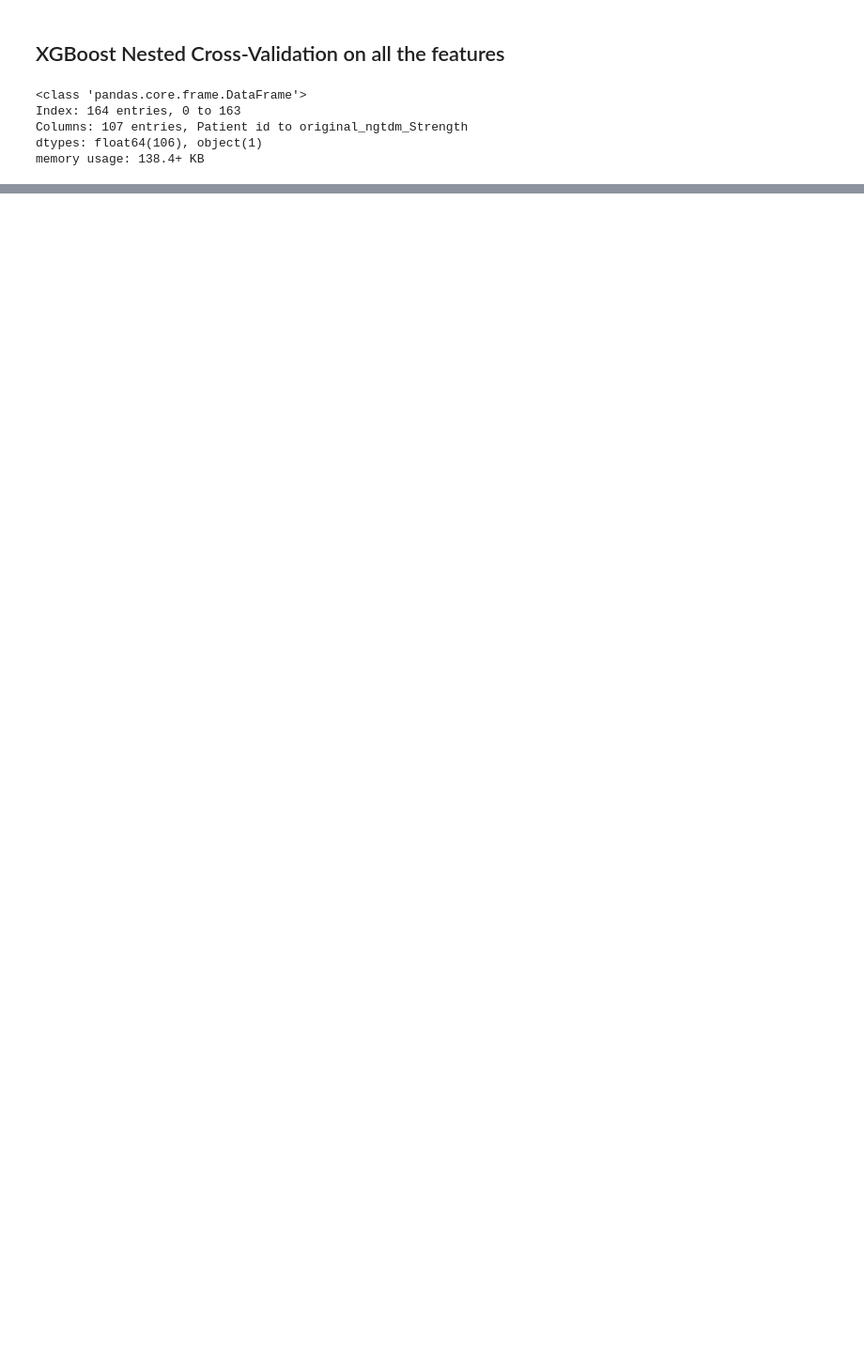
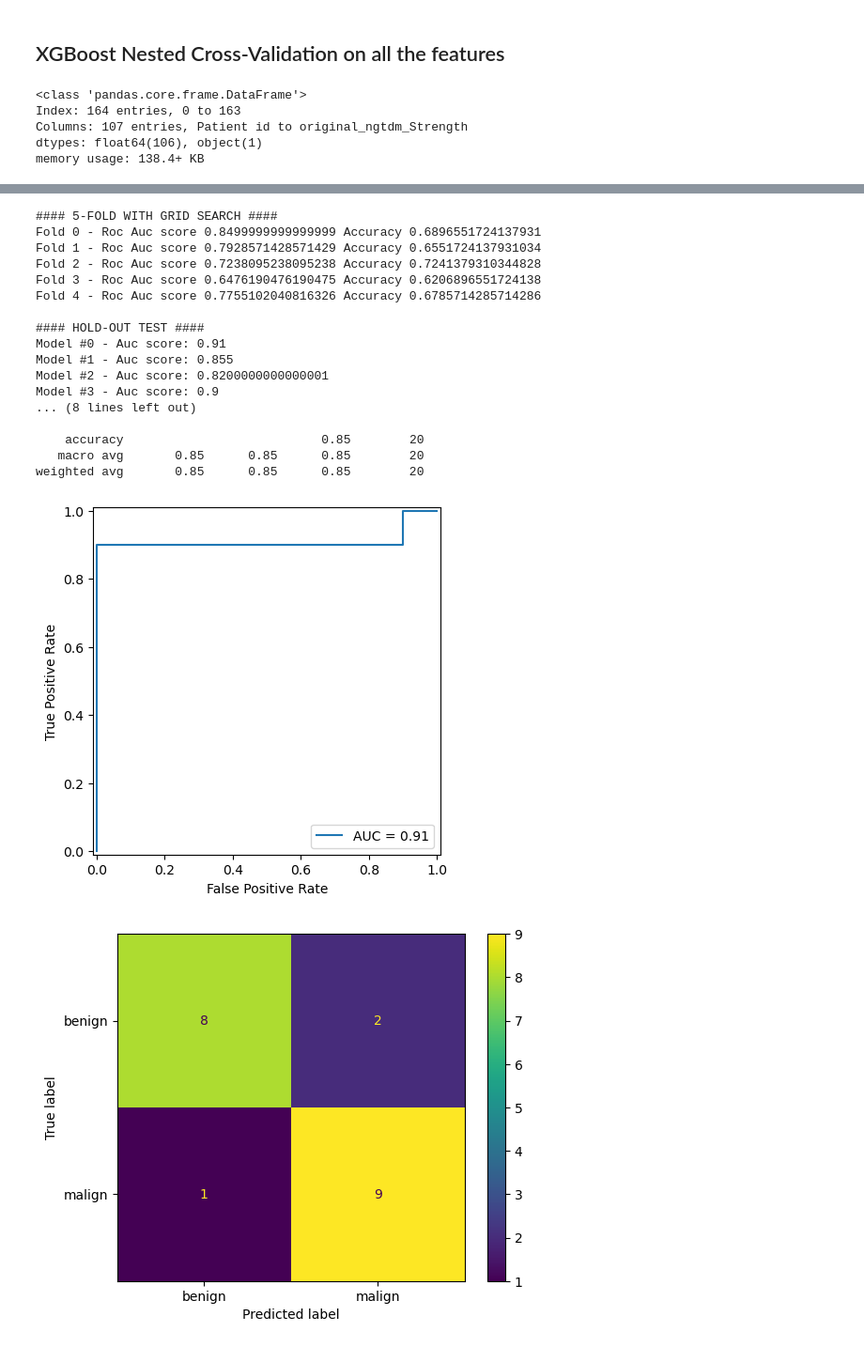
Before and after one commit to bendico765/MRI-Breast, a Jupyter notebook: Radiomics.ipynb, the cells around one changed output, grey strips where cells are left out. Shown at 94% size. Cells and saved outputs as stored; diff of their text form; code cells hidden in the pictures; blank space fills up the shorter version.

```diff
--- a/Radiomics.ipynb
+++ b/Radiomics.ipynb
@@ -1773,0 +1970,38 @@ weighted avg       0.45      0.45      0.44        20
+# %%
+cv_grid = {
+    "n_estimators": [10, 20, 50, 100, 200, 500],
+    "max_depth": [3, 5, 10, None],
+    "criterion": ["gini", "entropy"],
+}
+N_OUTER_FOLDS = 5
+N_INNER_FOLDS = 5
+
+compute_results(
+    #xgb.XGBClassifier(eval_metric=metrics.roc_auc_score),
+    RandomForestClassifier(),
+    pd.read_csv("/media/bendico765/Crucial X9/MRI Lesions/medsam_dce_phase3.csv", index_col=0),
+    shape_features + first_order_featues + glcm_features + gldm_features + glrlm_features + glszm_features + ngtdm_features,
+    cv_grid,
+    N_OUTER_FOLDS,
+    N_INNER_FOLDS
+)
+# %% [output]
+#### 5-FOLD WITH GRID SEARCH ####
+Fold 0 - Roc Auc score 0.8499999999999999 Accuracy 0.6896551724137931
+Fold 1 - Roc Auc score 0.7928571428571429 Accuracy 0.6551724137931034
+Fold 2 - Roc Auc score 0.7238095238095238 Accuracy 0.7241379310344828
+Fold 3 - Roc Auc score 0.6476190476190475 Accuracy 0.6206896551724138
+Fold 4 - Roc Auc score 0.7755102040816326 Accuracy 0.6785714285714286
+
+#### HOLD-OUT TEST ####
+Model #0 - Auc score: 0.91
+Model #1 - Auc score: 0.855
+Model #2 - Auc score: 0.8200000000000001
+Model #3 - Auc score: 0.9
+... (8 lines left out)
+
+    accuracy                           0.85        20
+   macro avg       0.85      0.85      0.85        20
+weighted avg       0.85      0.85      0.85        20
+[figure, added]
+[figure, added]
```
Also changed, not shown: parts of 37 cells of this notebook, 1 other file.
